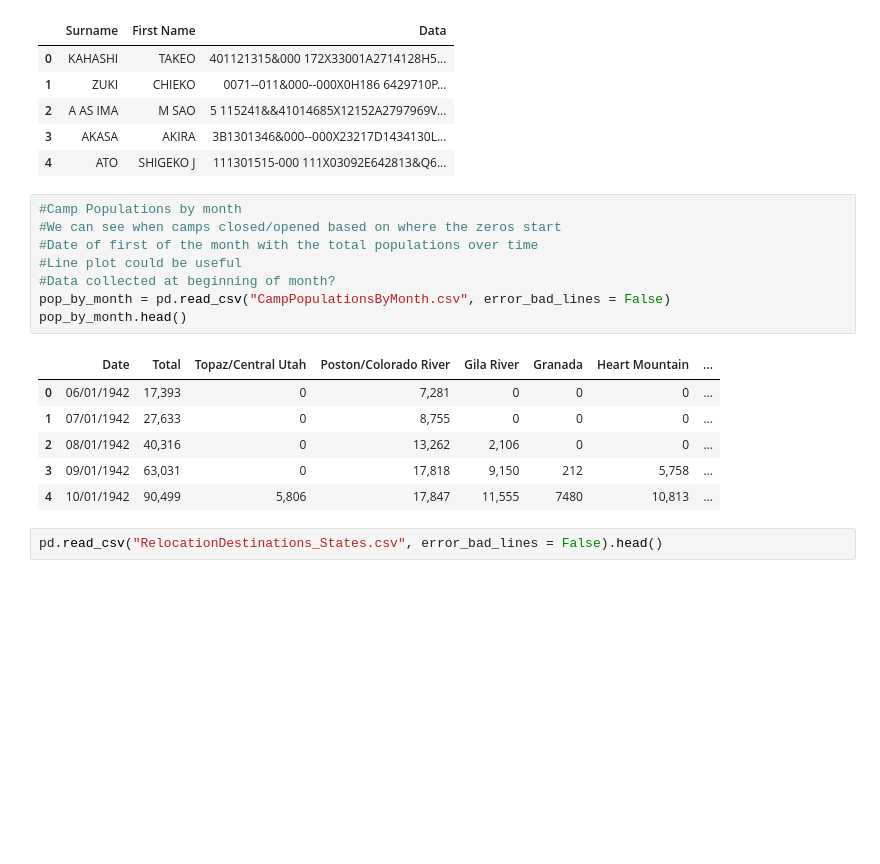
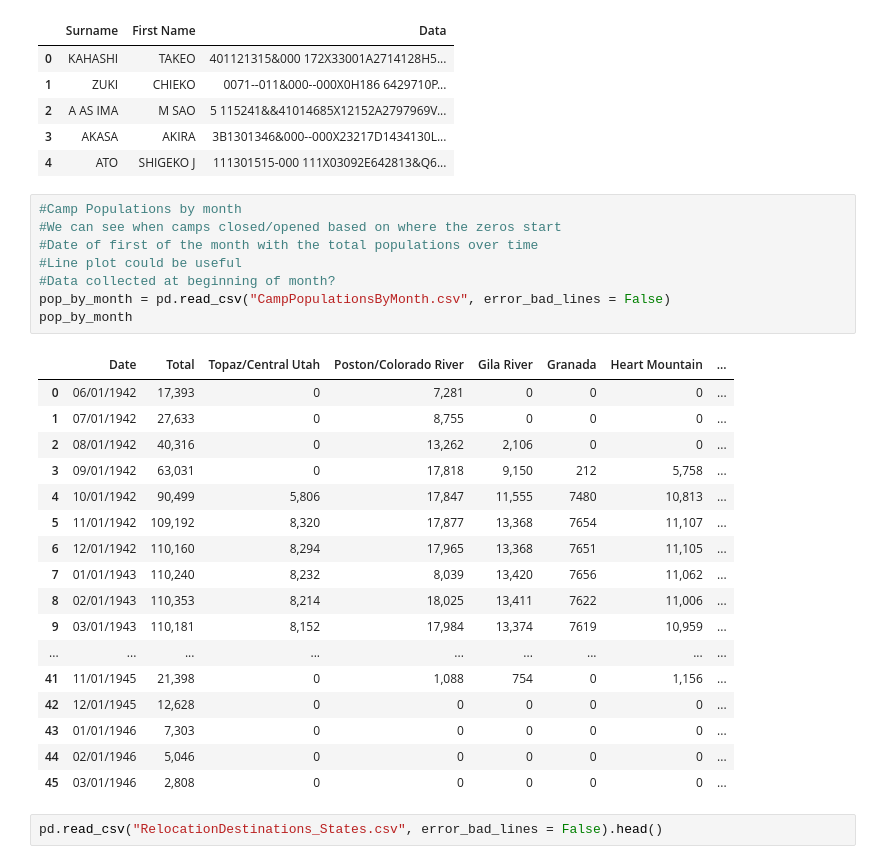
Before and after one commit to ds-modules/colwrit-r4b, a Jupyter notebook: Loading-Cleaning Data.ipynb, the cells around one changed output. Saved outputs shown, nothing was run; the diff lists cells and outputs as text; blank space fills up the shorter version.

```diff
--- a/Loading-Cleaning Data.ipynb
+++ b/Loading-Cleaning Data.ipynb
@@ -17,18 +37,29 @@ og_data.head()
 # %%
 #Camp Populations by month
 #We can see when camps closed/opened based on where the zeros start
 #Date of first of the month with the total populations over time
 #Line plot could be useful
 #Data collected at beginning of month?
 pop_by_month = pd.read_csv("CampPopulationsByMonth.csv", error_bad_lines = False)
-pop_by_month.head()
+pop_by_month
 # %% [output]
 |  | Date | Total | Topaz/Central Utah | Poston/Colorado River | Gila River | Granada | Heart Mountain | ... |
 | 0 | 06/01/1942 | 17,393 | 0 | 7,281 | 0 | 0 | 0 | ... |
 | 1 | 07/01/1942 | 27,633 | 0 | 8,755 | 0 | 0 | 0 | ... |
 | 2 | 08/01/1942 | 40,316 | 0 | 13,262 | 2,106 | 0 | 0 | ... |
 | 3 | 09/01/1942 | 63,031 | 0 | 17,818 | 9,150 | 212 | 5,758 | ... |
 | 4 | 10/01/1942 | 90,499 | 5,806 | 17,847 | 11,555 | 7480 | 10,813 | ... |
+| 5 | 11/01/1942 | 109,192 | 8,320 | 17,877 | 13,368 | 7654 | 11,107 | ... |
+| 6 | 12/01/1942 | 110,160 | 8,294 | 17,965 | 13,368 | 7651 | 11,105 | ... |
+| 7 | 01/01/1943 | 110,240 | 8,232 | 8,039 | 13,420 | 7656 | 11,062 | ... |
+| 8 | 02/01/1943 | 110,353 | 8,214 | 18,025 | 13,411 | 7622 | 11,006 | ... |
+| 9 | 03/01/1943 | 110,181 | 8,152 | 17,984 | 13,374 | 7619 | 10,959 | ... |
+| ... | ... | ... | ... | ... | ... | ... | ... | ... |
+| 41 | 11/01/1945 | 21,398 | 0 | 1,088 | 754 | 0 | 1,156 | ... |
+| 42 | 12/01/1945 | 12,628 | 0 | 0 | 0 | 0 | 0 | ... |
+| 43 | 01/01/1946 | 7,303 | 0 | 0 | 0 | 0 | 0 | ... |
+| 44 | 02/01/1946 | 5,046 | 0 | 0 | 0 | 0 | 0 | ... |
+| 45 | 03/01/1946 | 2,808 | 0 | 0 | 0 | 0 | 0 | ... |
 # %%
 pd.read_csv("RelocationDestinations_States.csv", error_bad_lines = False).head()
 # %% [output]
```
Also changed, not shown: parts of 4 cells of this notebook, 6 other files.
